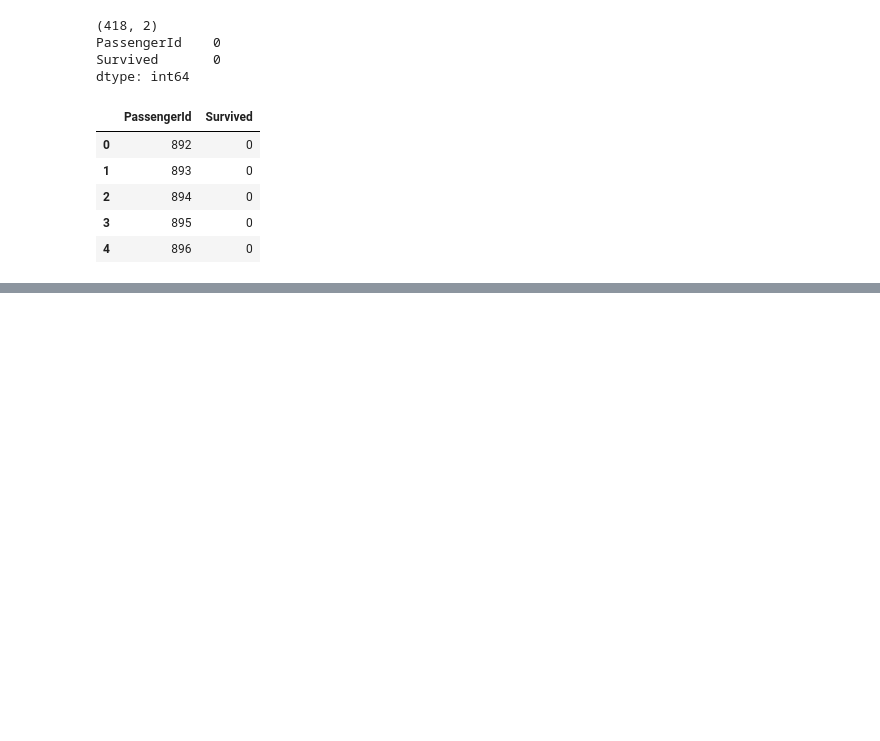
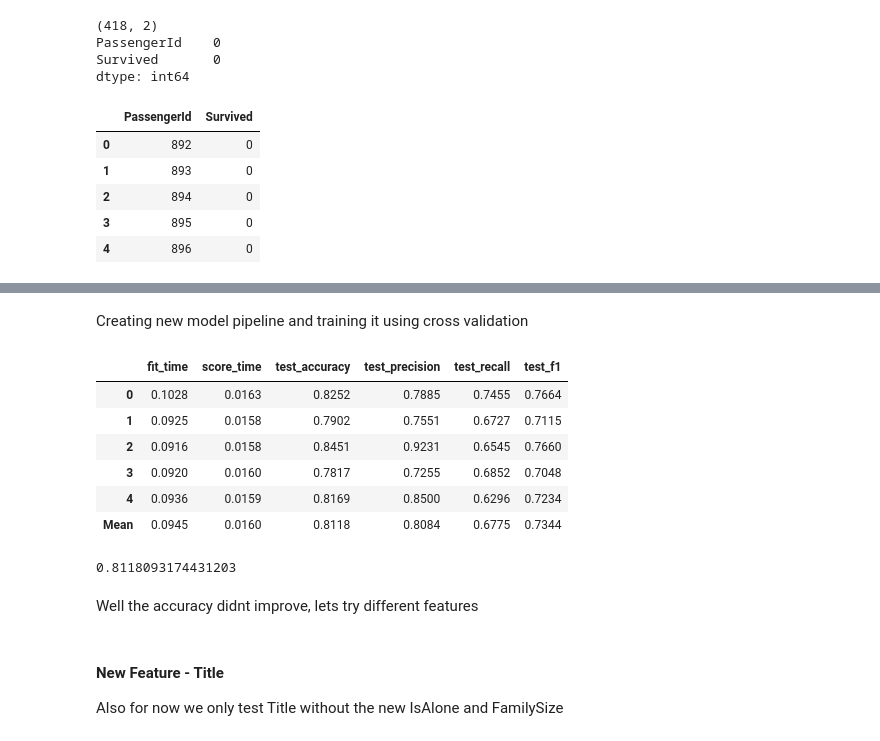
Before and after one commit to anrunt/ml-learning, a Jupyter notebook: titanic.ipynb, the cells around one changed output, grey strips where cells are left out. Saved outputs shown, nothing was run; the diff lists cells and outputs as text; code cells hidden in the pictures; blank space fills up the shorter version.

```diff
--- a/titanic.ipynb
+++ b/titanic.ipynb
@@ -482,0 +522,52 @@ dtype: int64
+# %% [markdown]
+Creating new model pipeline and training it using cross validation
+# %%
+model_fe = Pipeline([
+    ("preprocessor", preprocessor_fe),
+    ("classifier", RandomForestClassifier(
+        n_estimators=100,
+        max_depth=7,
+        min_samples_leaf=1,
+        random_state=42
+    ))
+])
+
+scores_fe = cross_validate(
+    model_fe,
+    X_train_FE,
+    y_train,
+    cv=cv,
+    scoring= {
+        "accuracy": "accuracy",
+        "precision": make_scorer(
+            precision_score,
+            zero_division=0
+        ),
+        "recall": "recall",
+        "f1": "f1"
+    }
+)
+
+scores_fe_df = pd.DataFrame(scores_fe)
+
+mean_scores_fe = scores_fe_df.mean()
+scores_fe_df.loc["Mean"] = mean_scores_fe
+
+display(scores_fe_df.round(4))
+
+print(scores_fe_df["test_accuracy"].mean())
+# %% [output]
+|  | fit_time | score_time | test_accuracy | test_precision | test_recall | test_f1 |
+| 0 | 0.1028 | 0.0163 | 0.8252 | 0.7885 | 0.7455 | 0.7664 |
+| 1 | 0.0925 | 0.0158 | 0.7902 | 0.7551 | 0.6727 | 0.7115 |
+| 2 | 0.0916 | 0.0158 | 0.8451 | 0.9231 | 0.6545 | 0.7660 |
+| 3 | 0.0920 | 0.0160 | 0.7817 | 0.7255 | 0.6852 | 0.7048 |
+| 4 | 0.0936 | 0.0159 | 0.8169 | 0.8500 | 0.6296 | 0.7234 |
+| Mean | 0.0945 | 0.0160 | 0.8118 | 0.8084 | 0.6775 | 0.7344 |
+0.8118093174431203
+# %% [markdown]
+Well the accuracy didnt improve, lets try different features
+# %% [markdown]
+#### New Feature - Title
+
+Also for now we only test Title without the new IsAlone and FamilySize
```
Also changed, not shown: parts of 18 cells of this notebook.
